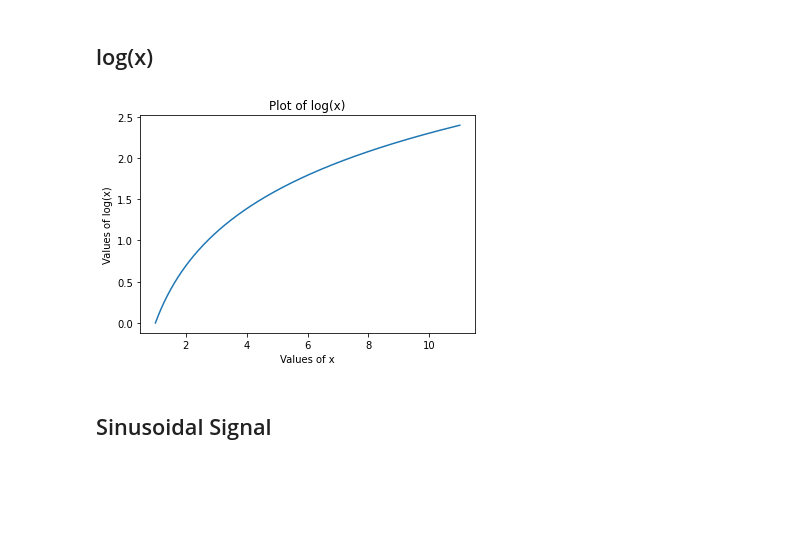
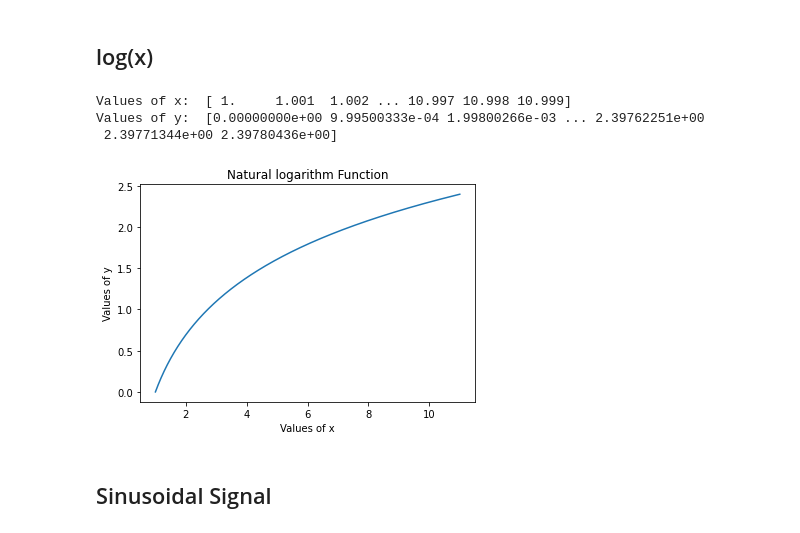
Before and after one commit to sanju6890/python-basic-signal-plots, a Jupyter notebook: basic_signal_plots.ipynb, the cells around one changed output. Cells and saved outputs as stored; diff of their text form; code cells hidden in the pictures; blank space fills up the shorter version.

```diff
--- a/basic_signal_plots.ipynb
+++ b/basic_signal_plots.ipynb
@@ -33,12 +41,17 @@ plt.show()
 # %%
 x = np.arange(1, 11, 0.001)
 y = np.log(x)
+print('Values of x: ', x)
+print('Values of y: ', y)
 plt.plot(x, y)
-plt.title("Plot of log(x)")
+plt.title("Natural logarithm Function")
 plt.xlabel("Values of x")
-plt.ylabel("Values of log(x)")
+plt.ylabel("Values of y")
 plt.show()
 # %% [output]
+Values of x:  [ 1.     1.001  1.002 ... 10.997 10.998 10.999]
+Values of y:  [0.00000000e+00 9.99500333e-04 1.99800266e-03 ... 2.39762251e+00
+ 2.39771344e+00 2.39780436e+00]
-[figure, old version]
+[figure, new version]
 # %% [markdown]
 ## Sinusoidal Signal
```
Also changed, not shown: parts of 12 cells of this notebook.
